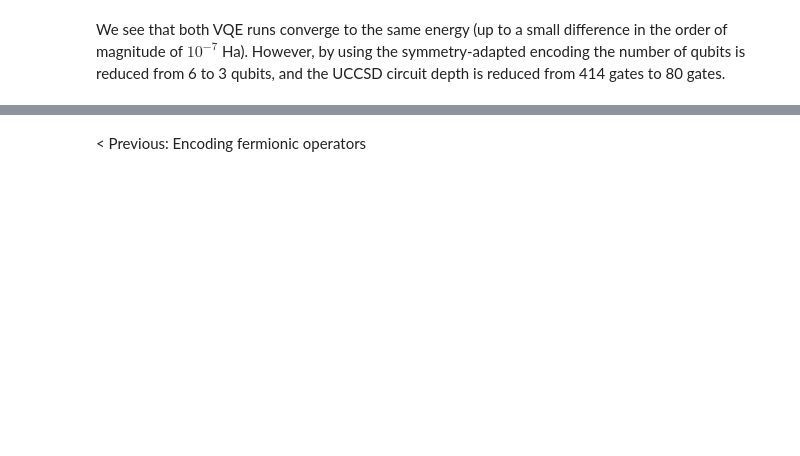
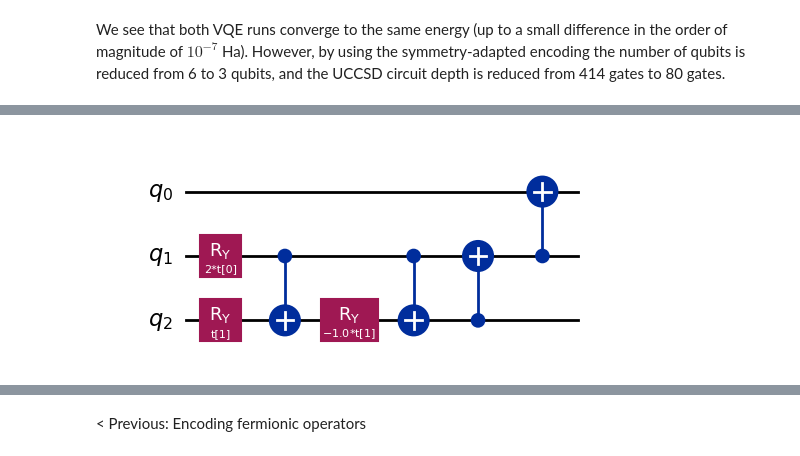
Before and after one commit to dariopicozzi/quantumsymmetry, a Jupyter notebook: docs/tutorials/05_VQE_circuits.ipynb, the cells around one changed output, grey strips where cells are left out. Saved outputs shown, nothing was run; the diff lists cells and outputs as text; code cells hidden in the pictures; blank space fills up the shorter version.

```diff
--- a/docs/tutorials/05_VQE_circuits.ipynb
+++ b/docs/tutorials/05_VQE_circuits.ipynb
@@ -106,0 +172,17 @@ We see that both VQE runs converge to the same energy (up to a small difference
+# %%
+from qiskit.circuit.quantumcircuit import QuantumCircuit
+from qiskit.circuit import ParameterVector
+t = ParameterVector('t', 2)
+
+SAE_HE_ansatz = QuantumCircuit(3)
+SAE_HE_ansatz.ry(2*t[0], 1)
+SAE_HE_ansatz.ry(t[1], 2)
+SAE_HE_ansatz.cx(1,2)
+SAE_HE_ansatz.ry(-t[1], 2)
+SAE_HE_ansatz.cx(1,2)
+SAE_HE_ansatz.cx(2,1)
+SAE_HE_ansatz.cx(1,0)
+
+SAE_HE_ansatz.draw(output='mpl')
+# %% [output]
+[figure, added]
```
Also changed, not shown: parts of 35 cells of this notebook, 6 other files.
